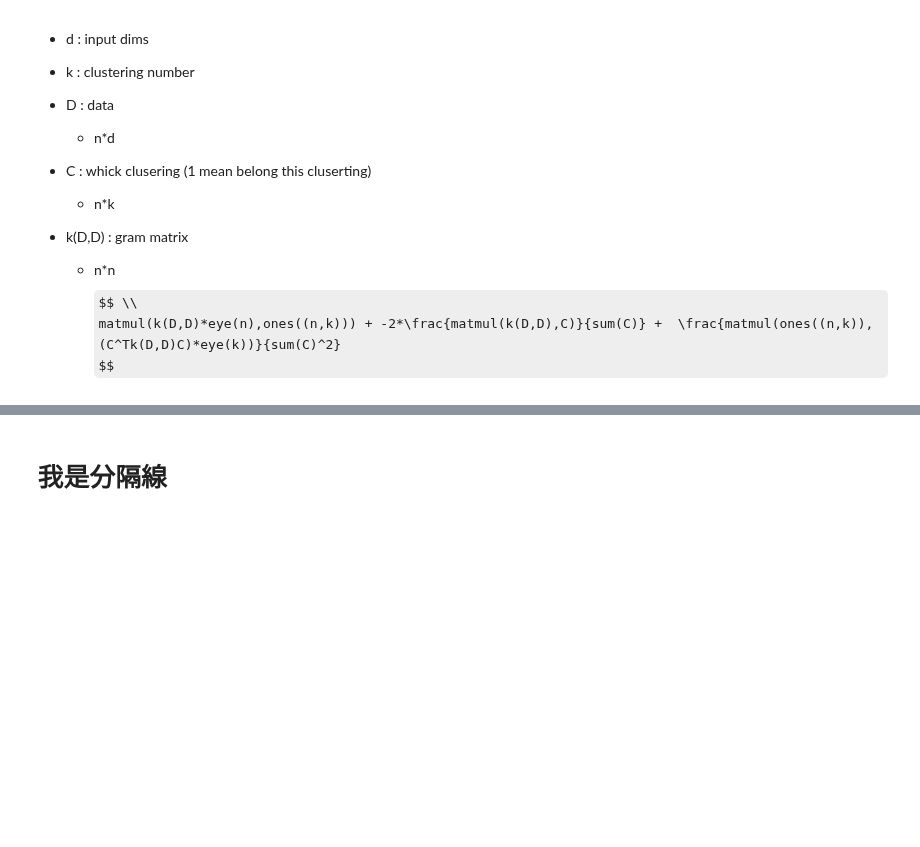
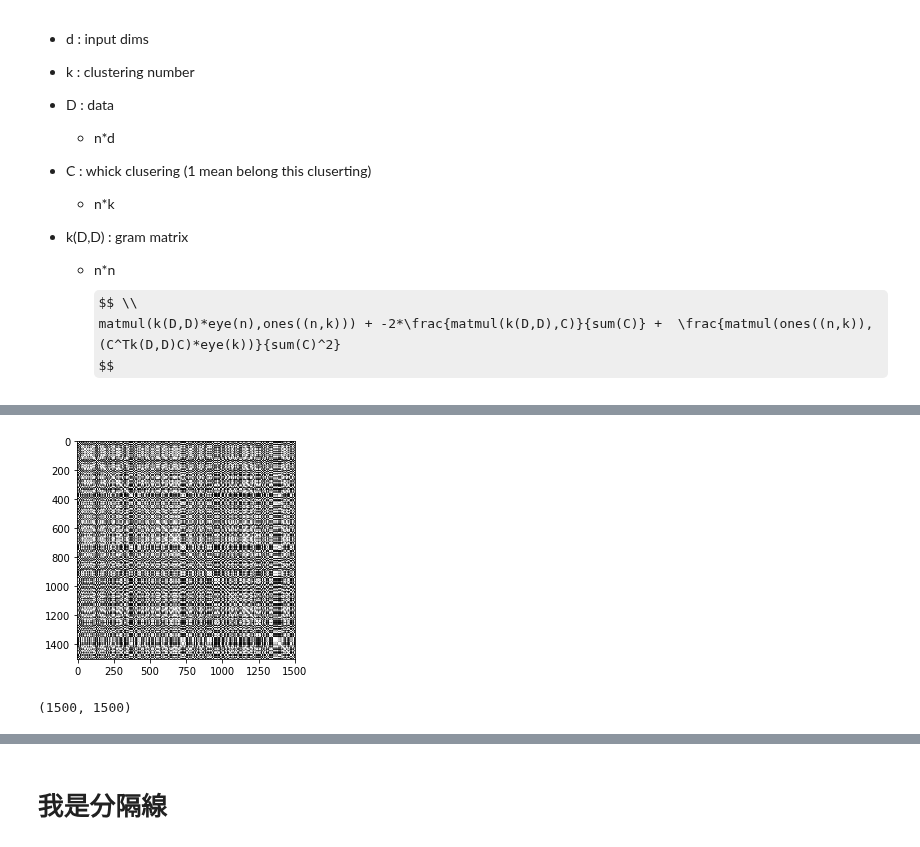
Before and after one commit to csielee/2018ML, a Jupyter notebook: HW6/HW6.ipynb, the cells around one changed output, grey strips where cells are left out. Drawn from its saved outputs; the diff is of its cells as text; code cells hidden in the pictures; some formulas as TeX source; blank space fills up the shorter version.

```diff
--- a/HW6/HW6.ipynb
+++ b/HW6/HW6.ipynb
@@ -214,0 +253,18 @@ for new_c, new_u in launcher:
+# %%
+# initial setting
+data_source = np.array(moon)
+kernel = RBFkernel(1/2)
+k = 2
+similarity_matrix = kernel(data_source, data_source)
+showGram(similarity_matrix)
+# %% [output]
+[figure, added]
+# %%
+# graph laplacian
+W = similarity_matrix
+D = np.sum(similarity_matrix, axis=1)*np.eye(similarity_matrix.shape[0])
+
+L = D - W
+L.shape
+# %% [output]
+(1500, 1500)
```
Also changed, not shown: parts of 20 cells of this notebook.
